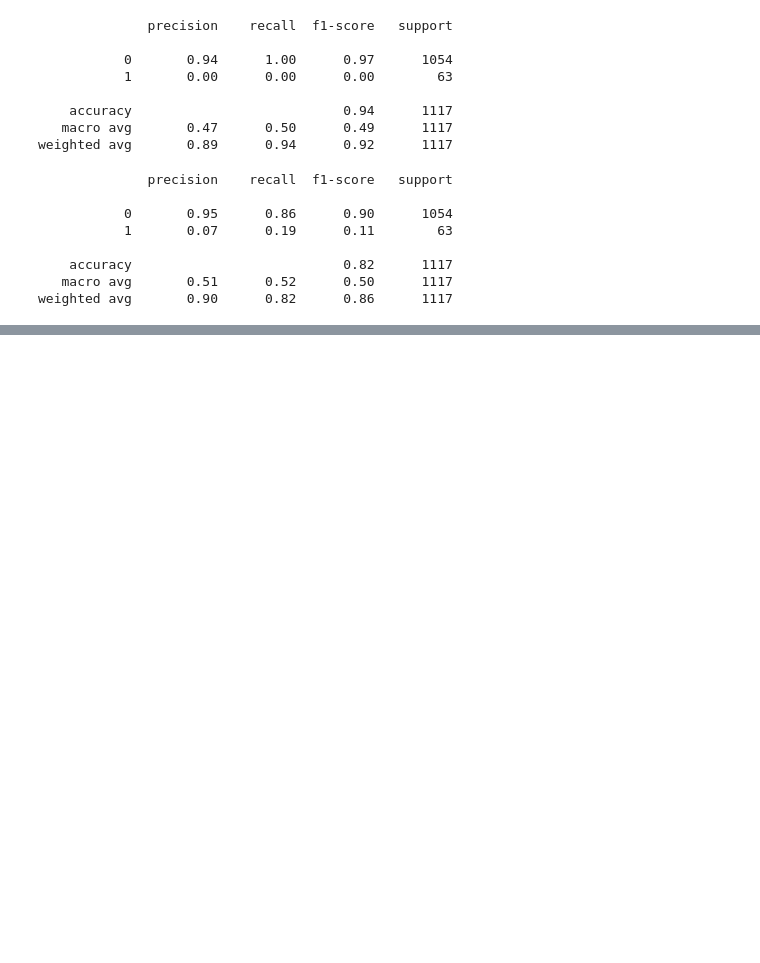
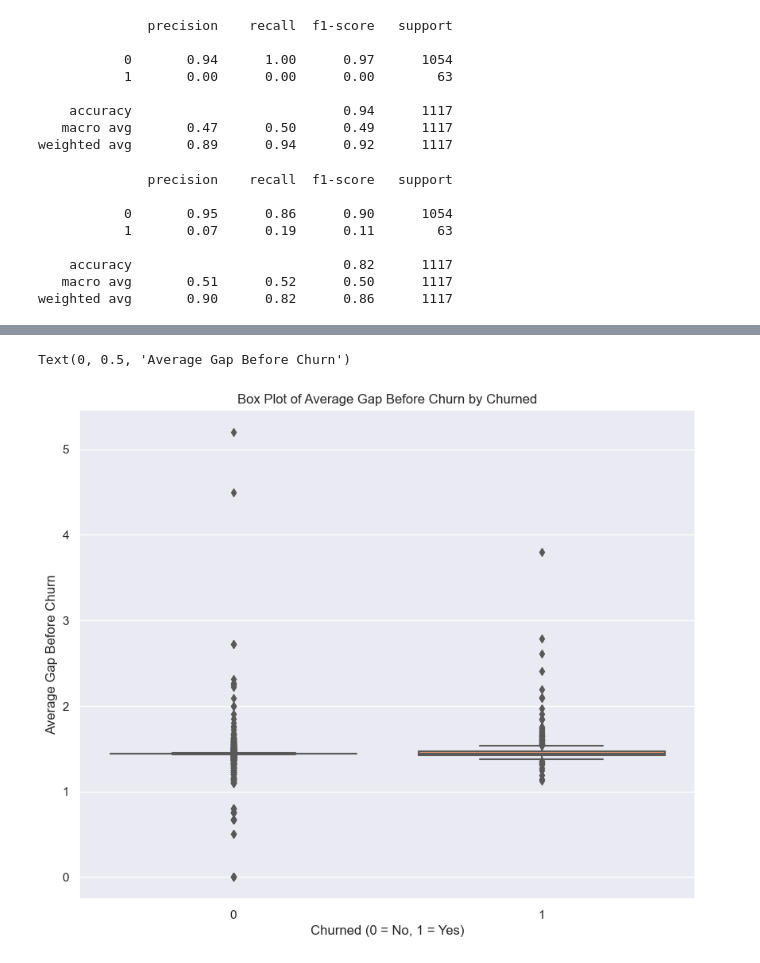
Before and after one commit to carlmaps/MagnimindProjects, a Jupyter notebook: ML/RobinHood Churn/RobinhoodChurn.ipynb, the cells around one changed output, grey strips where cells are left out. Saved outputs shown, nothing was run; the diff lists cells and outputs as text; code cells hidden in the pictures; blank space fills up the shorter version.

```diff
--- a/ML/RobinHood Churn/RobinhoodChurn.ipynb
+++ b/ML/RobinHood Churn/RobinhoodChurn.ipynb
@@ -670,0 +933,8 @@ weighted avg       0.90      0.82      0.86      1117
+# %%
+sns.boxplot(x="churned", y="avg_gap_before_churn", data=churned_df, palette="Set2")
+plt.title("Box Plot of Average Gap Before Churn by Churned")
+plt.xlabel("Churned (0 = No, 1 = Yes)")
+plt.ylabel("Average Gap Before Churn")
+# %% [output]
+Text(0, 0.5, 'Average Gap Before Churn')
+[figure, added]
```
Also changed, not shown: parts of 46 cells of this notebook.
